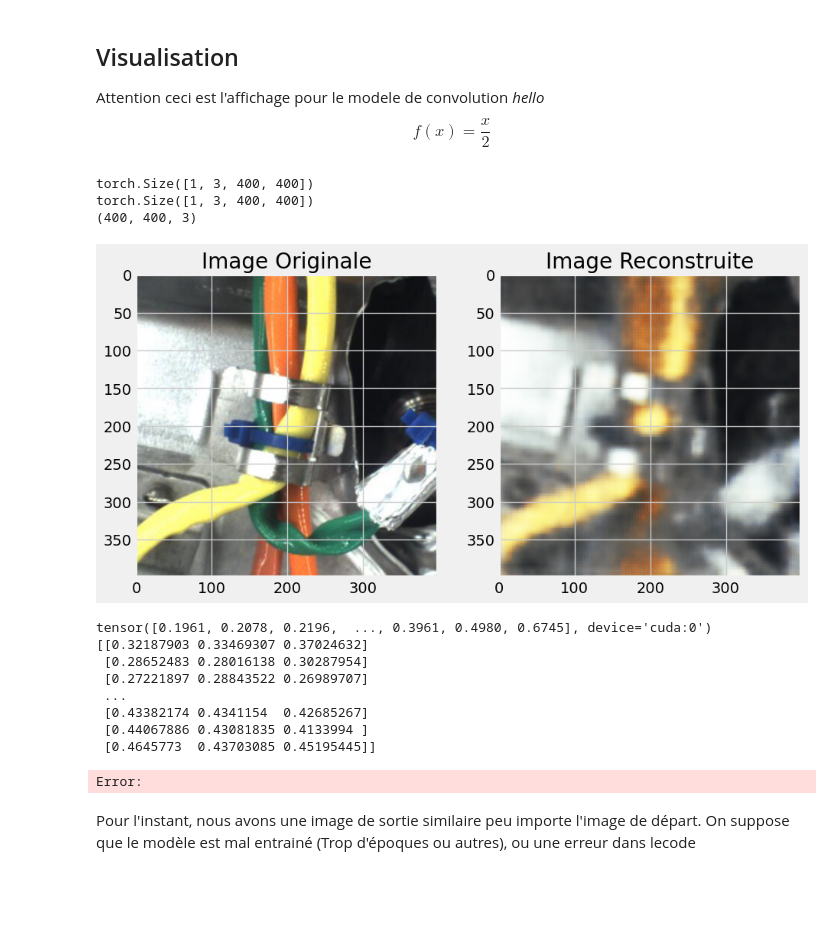
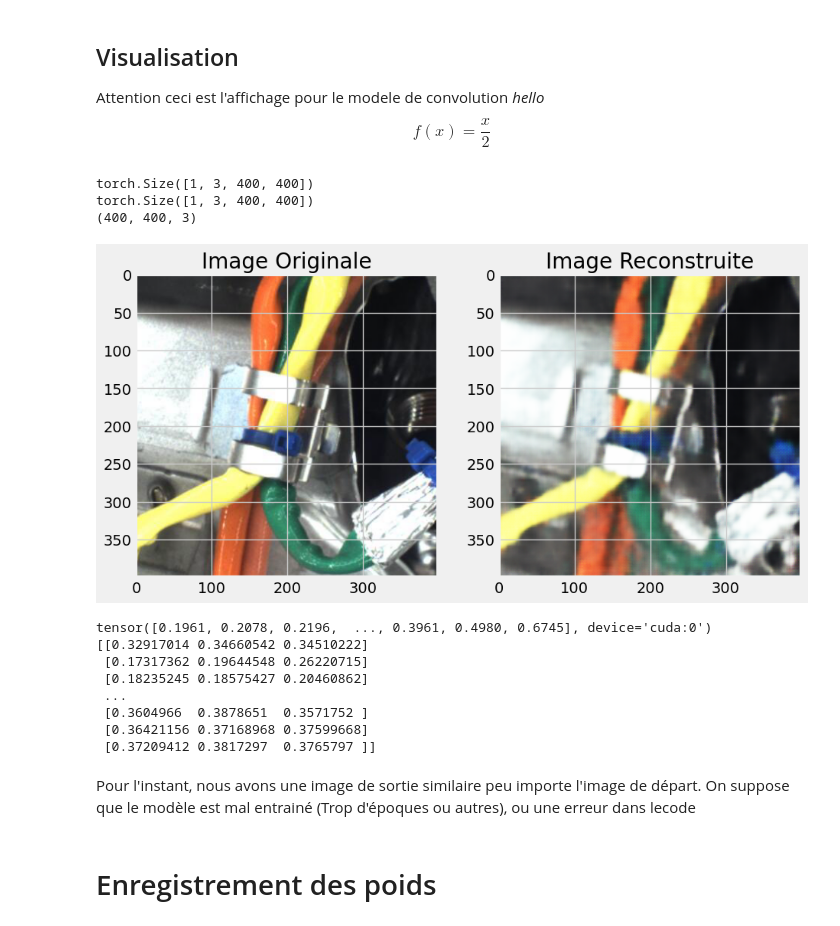
Before and after one commit to Rulienn/Detection-d-anomalie, a Jupyter notebook: JulienNoteBook.ipynb, the cells around one changed output. Cells and saved outputs as stored; diff of their text form; code cells hidden in the pictures; blank space fills up the shorter version.

```diff
--- a/JulienNoteBook.ipynb
+++ b/JulienNoteBook.ipynb
@@ -298,47 +296,48 @@ Attention ceci est l'affichage pour le modele de convolution *hello*
 $$f(x)=\frac{x}{2}$$
 # %%
 # Convertir l'image en tenseur
-number = 100
+number = 20
 
 image_tensor = torch.tensor(images_conv[number, :,:,:], dtype=torch.float32).cuda().permute(2,0,1).reshape(1,3,400,400)
 print(image_tensor.shape)
 # Passer l'image à travers le modèle pour obtenir la reconstruction
 model.eval()  # Passer le modèle en mode évaluation
 with torch.no_grad():
     reconstructed_image = model(image_tensor)
 
 # Remettre en forme et afficher l'image originale et la reconstruction
 original_image = images_conv[number, :,:,:]
 print(reconstructed_image.shape)
 reconstructed_image = reconstructed_image.cpu().squeeze(0).permute(1,2,0).numpy()
 
 print(reconstructed_image.shape)
 plt.figure(figsize=(10, 5))
 plt.subplot(1, 2, 1)
 plt.title('Image Originale')
 plt.imshow(original_image)
 
 plt.subplot(1, 2, 2)
 plt.title('Image Reconstruite')
 plt.imshow(reconstructed_image)
 
 plt.show()
 
 print(images_tensor[3])
 print(reconstructed_image[3])
 # %% [output]
 torch.Size([1, 3, 400, 400])
 torch.Size([1, 3, 400, 400])
 (400, 400, 3)
-[figure, old version]
+[figure, new version]
 tensor([0.1961, 0.2078, 0.2196,  ..., 0.3961, 0.4980, 0.6745], device='cuda:0')
-[[0.32187903 0.33469307 0.37024632]
- [0.28652483 0.28016138 0.30287954]
- [0.27221897 0.28843522 0.26989707]
+[[0.32917014 0.34660542 0.34510222]
+ [0.17317362 0.19644548 0.26220715]
+ [0.18235245 0.18575427 0.20460862]
  ...
- [0.43382174 0.4341154  0.42685267]
- [0.44067886 0.43081835 0.4133994 ]
- [0.4645773  0.43703085 0.45195445]]
+ [0.3604966  0.3878651  0.3571752 ]
+ [0.36421156 0.37168968 0.37599668]
+ [0.37209412 0.3817297  0.3765797 ]]
-Error:
 # %% [markdown]
 Pour l'instant, nous avons une image de sortie similaire peu importe l'image de départ. On suppose que le modèle est mal entrainé (Trop d'époques ou autres), ou une erreur dans lecode
+# %% [markdown]
+# Enregistrement des poids
```
Also changed, not shown: parts of 3 cells of this notebook.
